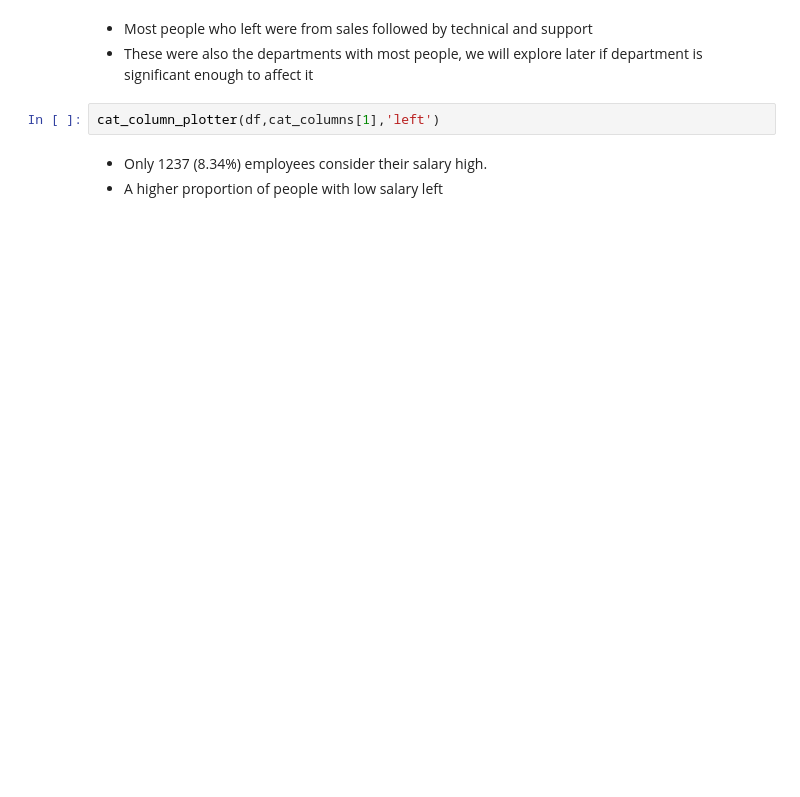
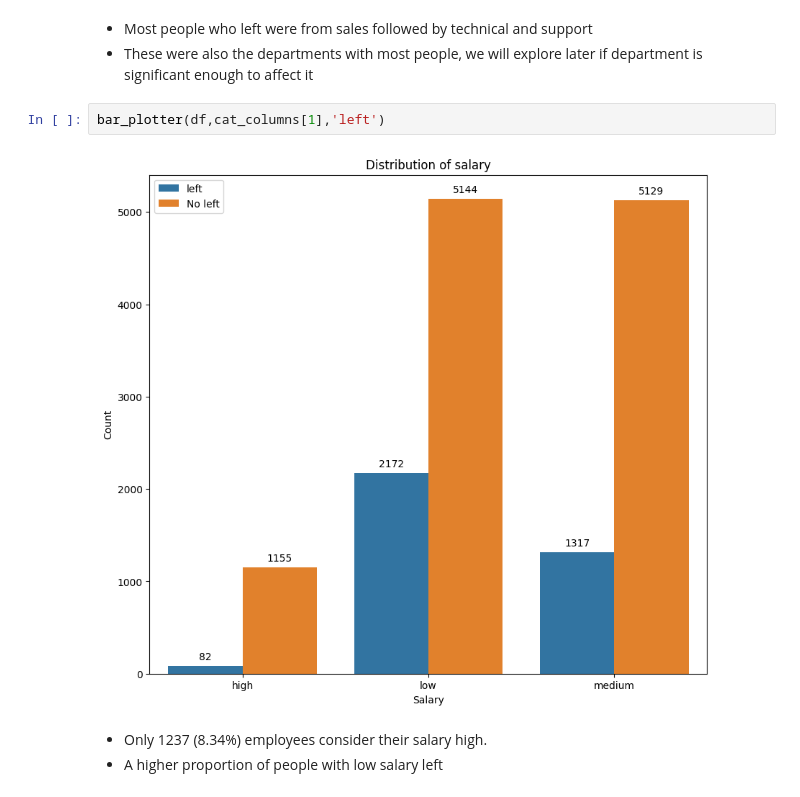
Before and after one commit to DGayer93/HR_Analytics_Project, a Jupyter notebook: hr_analytics.ipynb, the cells around one changed output. Saved outputs shown, nothing was run; the diff lists cells and outputs as text; blank space fills up the shorter version.

```diff
--- a/hr_analytics.ipynb
+++ b/hr_analytics.ipynb
@@ -107,7 +164,9 @@ cat_column_plotter(df,cat_columns[0],binary_columns[1])
 - Most people who left were from sales followed by technical and support
 - These were also the departments with most people, we will explore later if department is significant enough to affect it
 # %%
-cat_column_plotter(df,cat_columns[1],'left')
+bar_plotter(df,cat_columns[1],'left')
+# %% [output]
+[figure, added]
 # %% [markdown]
 - Only 1237 (8.34%) employees consider their salary high.
 - A higher proportion of people with low salary left
```
Also changed, not shown: parts of 37 cells of this notebook.
